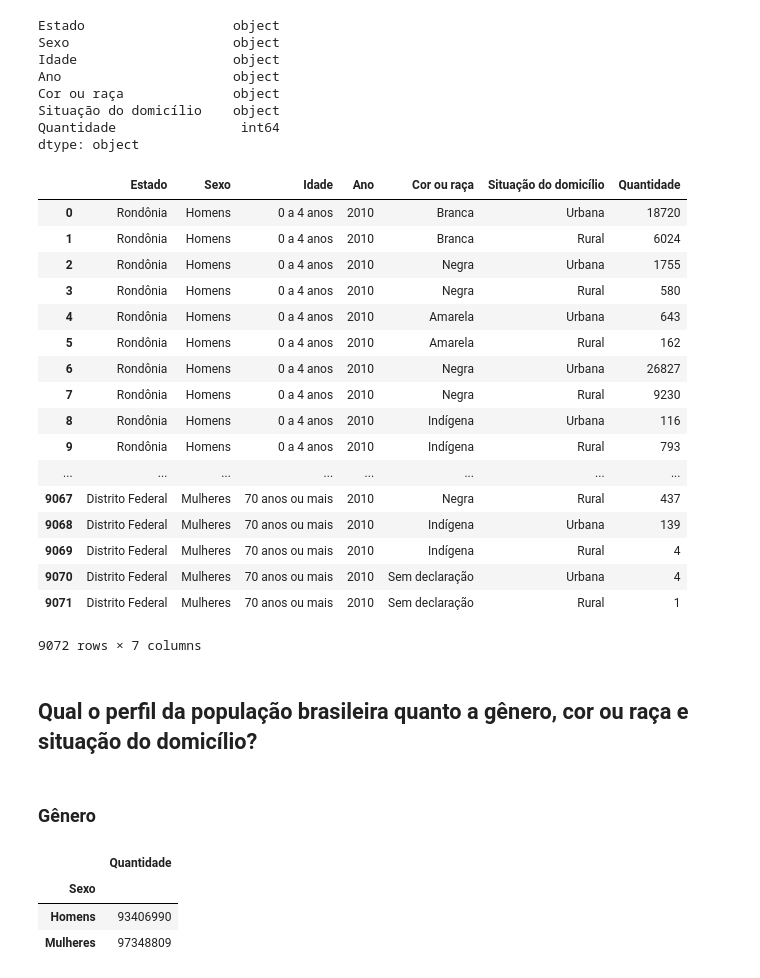
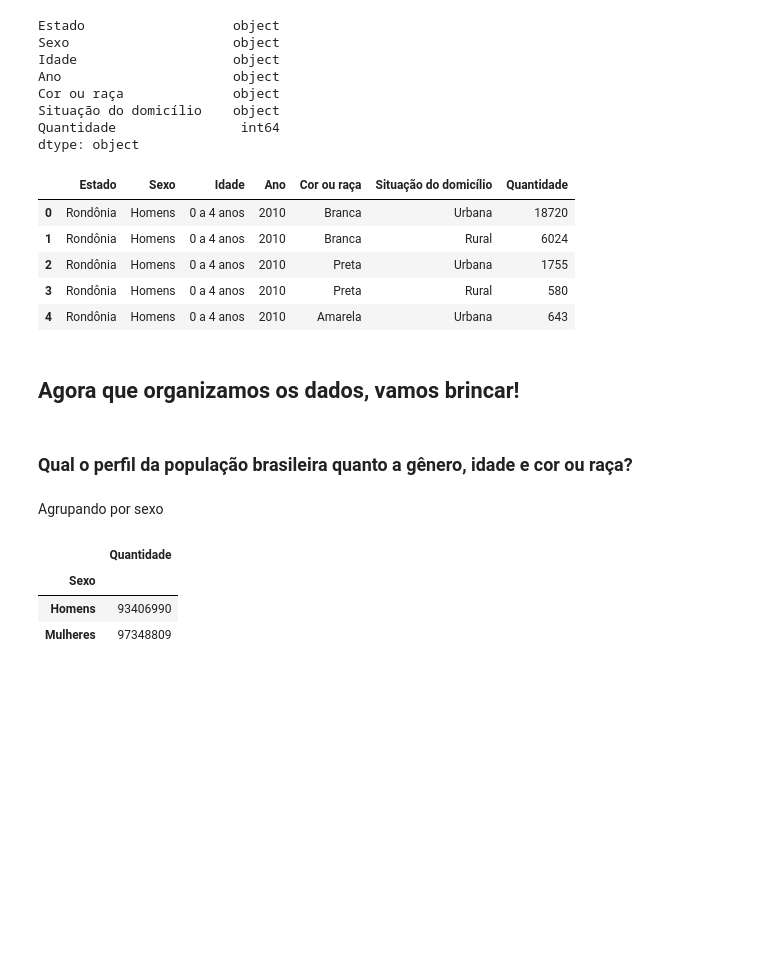
Before and after one commit to pyladiespb-org/minicurso-analise-descritiva-dados-abertos, a Jupyter notebook: AnalisePopulacao.ipynb, the cells around one changed output. Drawn from its saved outputs; the diff is of its cells as text; code cells hidden in the pictures; blank space fills up the shorter version.

```diff
--- a/AnalisePopulacao.ipynb
+++ b/AnalisePopulacao.ipynb
@@ -44,0 +24,5 @@ populacao
+# %%
+url = 'https://raw.githubusercontent.com/pyladiespb-org/minicurso-analise-descritiva-dados-abertos/master/data/populacao/populacao_idade_agregada.csv'
+dados_url = requests.get(url).content
+populacao = pd.read_csv(io.StringIO(dados_url.decode('utf-8')), delimiter=';', header=2)
+populacao
@@ -71,8 +74,9 @@ Index(['Unidade da Federação', 'Sexo', 'Idade', 'Ano', 'Cor ou raça',
        'Situação do domicílio', 'Unnamed: 6'],
       dtype='object')
 # %%
-populacao = populacao.rename(columns={'Unnamed: 6': "Quantidade", 'Unidade da Federação': "Estado"})
-populacao[:15]
+populacao = populacao.rename(columns={'Unnamed: 6': "Quantidade",
+                                      'Unidade da Federação': "Estado"})
+populacao.head()
 # %% [output]
 |  | Estado | Sexo | Idade | Ano | Cor ou raça | Situação do domicílio | Quantidade |
 | 0 | Rondônia | Homens | 0 a 4 anos | 2010.0 | Branca | Urbana | 18720 |
@@ -95,8 +89,8 @@ Conteúdo sobre [Características Étnico-Raciais da População](https://biblio
 Ainda sobre [indicadores sociais](https://www.ibge.gov.br/estatisticas-novoportal/sociais.html) existe uma página dedicada dentro do site do IBGE a dispor conteúdo sobre esse tema.
 # %%
 populacao = populacao.replace('-', 0)
-populacao = populacao.replace(['Preta', 'Parda'], 'Negra')
-populacao[:15]
+# populacao = populacao.replace(['Preta', 'Parda'], 'Negra')
+populacao.head()
 # %% [output]
 |  | Estado | Sexo | Idade | Ano | Cor ou raça | Situação do domicílio | Quantidade |
 | 0 | Rondônia | Homens | 0 a 4 anos | 2010.0 | Branca | Urbana | 18720 |
@@ -139,30 +123,20 @@ Situação do domicílio    object
 Quantidade                int64
 dtype: object
 # %%
-populacao
+populacao.head()
 # %% [output]
 |  | Estado | Sexo | Idade | Ano | Cor ou raça | Situação do domicílio | Quantidade |
 | 0 | Rondônia | Homens | 0 a 4 anos | 2010 | Branca | Urbana | 18720 |
 | 1 | Rondônia | Homens | 0 a 4 anos | 2010 | Branca | Rural | 6024 |
-| 2 | Rondônia | Homens | 0 a 4 anos | 2010 | Negra | Urbana | 1755 |
-| 3 | Rondônia | Homens | 0 a 4 anos | 2010 | Negra | Rural | 580 |
+| 2 | Rondônia | Homens | 0 a 4 anos | 2010 | Preta | Urbana | 1755 |
+| 3 | Rondônia | Homens | 0 a 4 anos | 2010 | Preta | Rural | 580 |
 | 4 | Rondônia | Homens | 0 a 4 anos | 2010 | Amarela | Urbana | 643 |
-| 5 | Rondônia | Homens | 0 a 4 anos | 2010 | Amarela | Rural | 162 |
-| 6 | Rondônia | Homens | 0 a 4 anos | 2010 | Negra | Urbana | 26827 |
-| 7 | Rondônia | Homens | 0 a 4 anos | 2010 | Negra | Rural | 9230 |
-| 8 | Rondônia | Homens | 0 a 4 anos | 2010 | Indígena | Urbana | 116 |
-| 9 | Rondônia | Homens | 0 a 4 anos | 2010 | Indígena | Rural | 793 |
-| ... | ... | ... | ... | ... | ... | ... | ... |
-| 9067 | Distrito Federal | Mulheres | 70 anos ou mais | 2010 | Negra | Rural | 437 |
-| 9068 | Distrito Federal | Mulheres | 70 anos ou mais | 2010 | Indígena | Urbana | 139 |
-| 9069 | Distrito Federal | Mulheres | 70 anos ou mais | 2010 | Indígena | Rural | 4 |
-| 9070 | Distrito Federal | Mulheres | 70 anos ou mais | 2010 | Sem declaração | Urbana | 4 |
-| 9071 | Distrito Federal | Mulheres | 70 anos ou mais | 2010 | Sem declaração | Rural | 1 |
-9072 rows × 7 columns
+# %% [markdown]
+## Agora que organizamos os dados, vamos brincar!
 # %% [markdown]
-## Qual o perfil da população brasileira quanto a gênero, cor ou raça e situação do domicílio?
+### Qual o perfil da população brasileira quanto a gênero, idade e cor ou raça?
-# %% [markdown]
-### Gênero
+# %% [markdown]
+Agrupando por sexo
 # %%
 genero = populacao.groupby('Sexo').sum()
 genero
```
Also changed, not shown: parts of 15 cells of this notebook, 2 other files.
